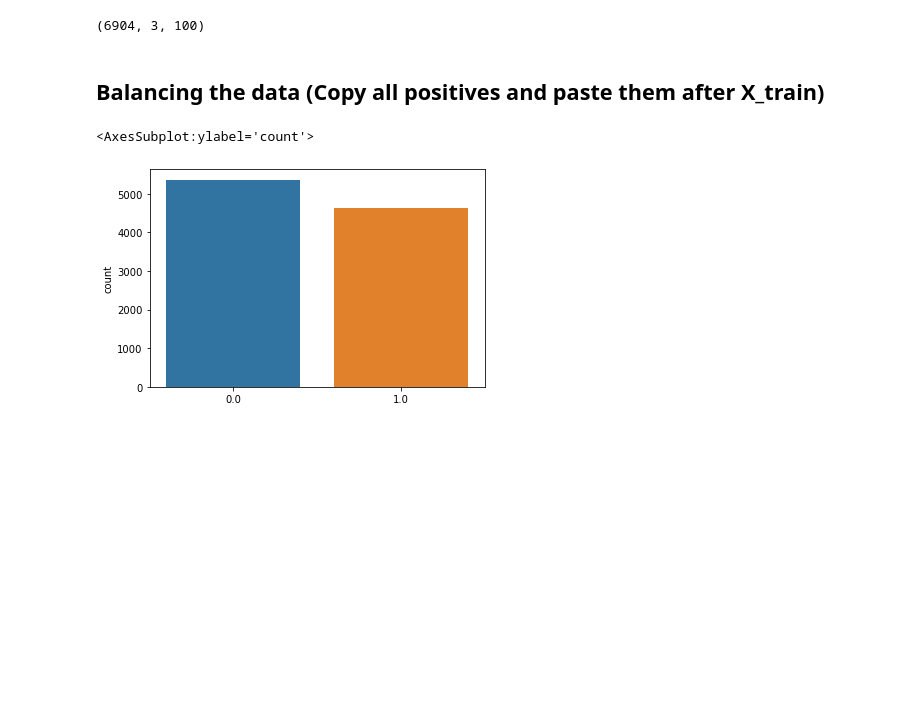
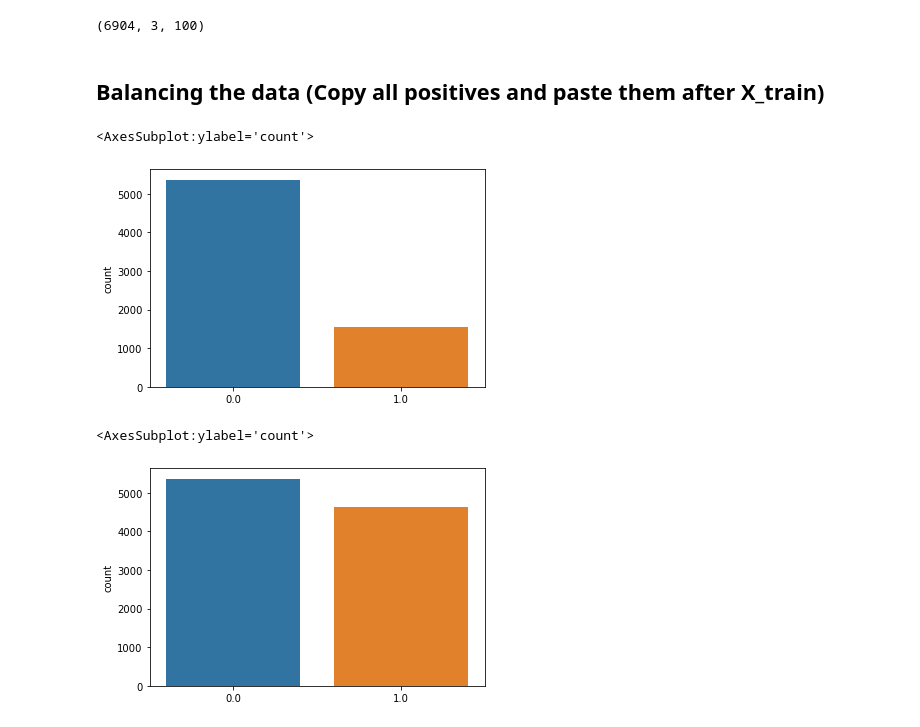
Before and after one commit to MartijnKok/Portfolio, a Jupyter notebook: Predictive_Models/1D_CNN_Dataloader.ipynb, the cells around one changed output. Drawn from its saved outputs; the diff is of its cells as text; code cells hidden in the pictures; blank space fills up the shorter version.

```diff
--- a/Predictive_Models/1D_CNN_Dataloader.ipynb
+++ b/Predictive_Models/1D_CNN_Dataloader.ipynb
@@ -113,14 +113,19 @@ X_val = X_val.reshape([int(len(X_val)),channels,size_batch])
 # %%
 X_train_Resample = pd.DataFrame()
 y_train_Resample = pd.DataFrame()
 
 y_train = y_train.squeeze()
 y_train = y_train.to_numpy()
 
 for i in range(0,len(y_train)):
     if y_train[i] == 1:
         X_train_Resample = X_train_Resample.append(pd.DataFrame(X_train[i]))
         y_train_Resample = y_train_Resample.append(pd.DataFrame([1]))
+
+sns.countplot(y_train)
+# %% [output]
+<AxesSubplot:ylabel='count'>
+[figure, added]
 # %%
 X_train_Resample = X_train_Resample.to_numpy()
 X_train_Resample = X_train_Resample.reshape([int(len(X_train_Resample)/channels),channels,size_batch])
```
Also changed, not shown: parts of 5 cells of this notebook.
